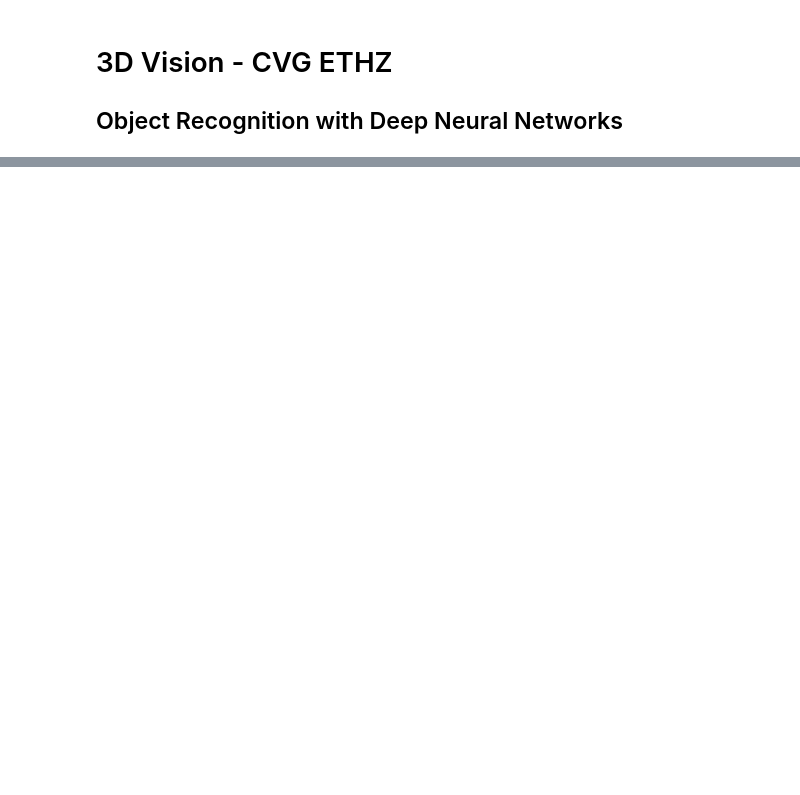
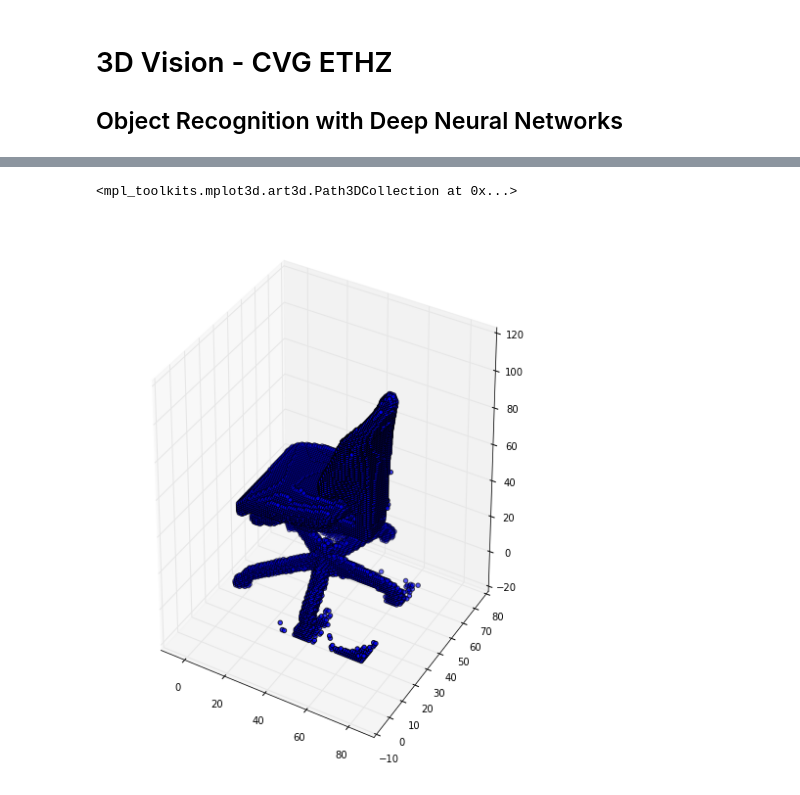
Before and after one commit to AICAE/Deep-3D-Obj-Recognition, a Jupyter notebook: src/live_demo.ipynb, the cells around one changed output, grey strips where cells are left out. Drawn from its saved outputs; the diff is of its cells as text; code cells hidden in the pictures; blank space fills up the shorter version.

```diff
--- a/src/live_demo.ipynb
+++ b/src/live_demo.ipynb
@@ -12,0 +14,9 @@ from mpl_toolkits.mplot3d import Axes3D
+# %%
+#plot point_cloud
+np_pc1 = load_pc("data/chairXYZ.mat")
+fig1 = plt.figure(1,figsize=(8, 10))
+ax1 = fig1.add_subplot(1,1,1, projection='3d')
+ax1.scatter(np_pc1[:,0], np_pc1[:,1], np_pc1[:,2])
+# %% [output]
+<mpl_toolkits.mplot3d.art3d.Path3DCollection at 0x...>
+[figure, added]
```
Also changed, not shown: parts of 11 cells of this notebook, 3 other files.
